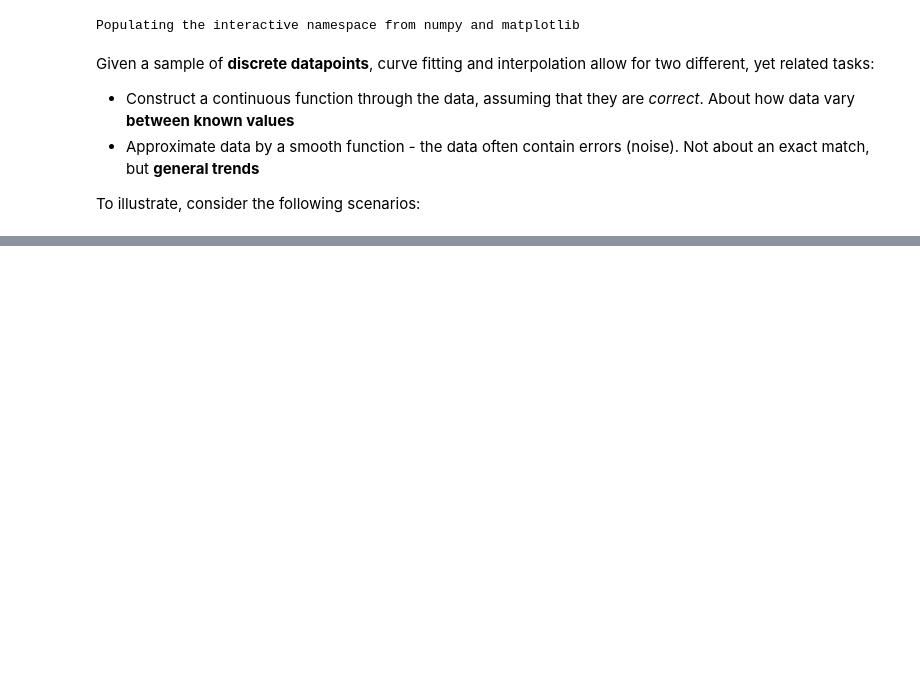
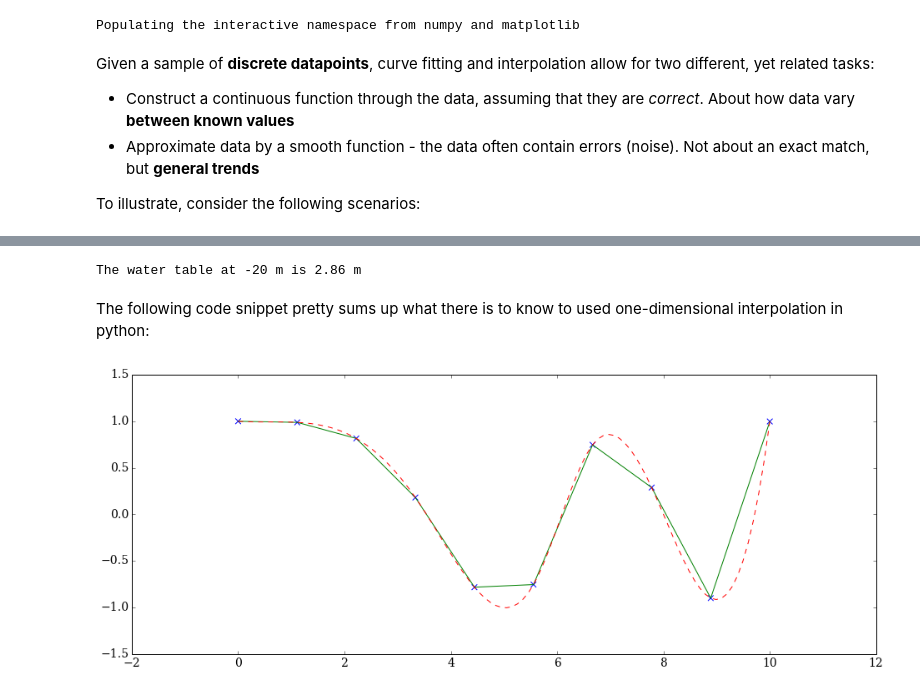
Before and after one commit to philippslang/nummet_I, a Jupyter notebook: CurvefittingInterpolation.ipynb, the cells around one changed output, grey strips where cells are left out. Saved outputs shown, nothing was run; the diff lists cells and outputs as text; code cells hidden in the pictures; blank space fills up the shorter version.

```diff
--- a/CurvefittingInterpolation.ipynb
+++ b/CurvefittingInterpolation.ipynb
@@ -27,0 +83,20 @@ esenummet.interpolation_vs_curve_fitting()
+# %%
+print 'The water table at -20 m is', quad_interp1d(-20), 'm'
+# %% [output]
+The water table at -20 m is 2.86 m
+# %% [markdown]
+The following code snippet pretty sums up what there is to know to used one-dimensional interpolation in python:
+# %%
+x = np.linspace(0, 10, 10)
+y = np.cos(-x**2/8.0)
+linear_interp1d = scip.interp1d(x, y, kind='linear')
+cubic_interp1d = scip.interp1d(x, y, kind='cubic')
+x_int = np.linspace(np.min(x), np.max(x), 100)
+y_int_linear = linear_interp1d(x_int)
+y_int_cubic = cubic_interp1d(x_int)
+plt.scatter(x, y, marker='x', s=45)
+plt.plot(x_int, y_int_linear,'-', color='green')
+plt.plot(x_int, y_int_cubic,'--', color='red')
+plt.show()
+# %% [output]
+[figure, added]
```
Also changed, not shown: parts of 22 cells of this notebook, 7 other files.
